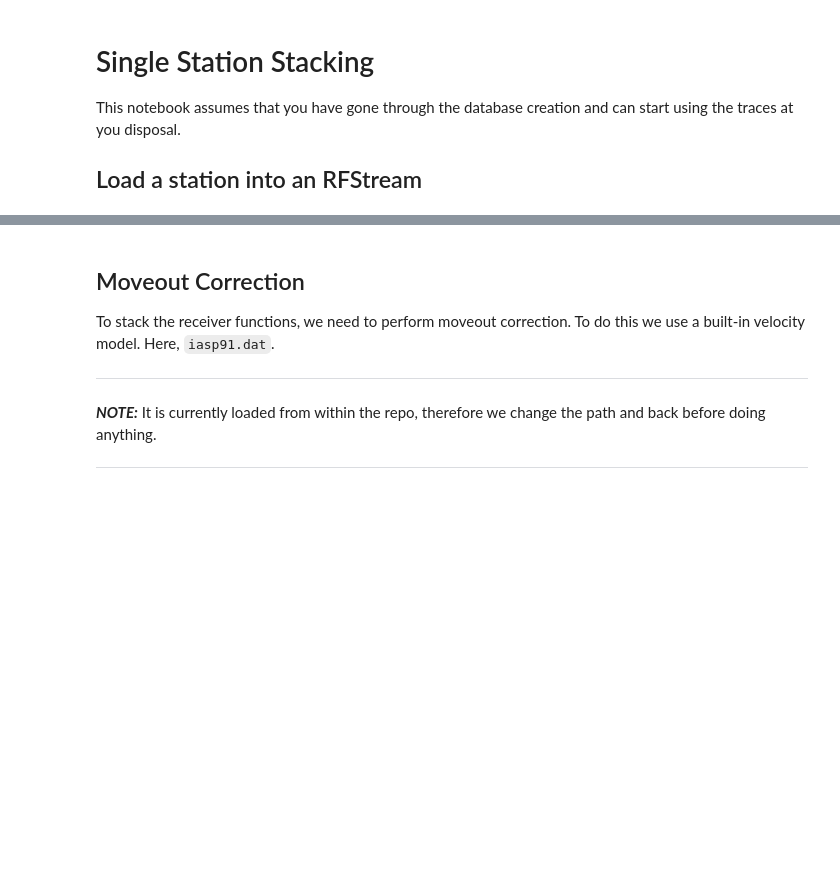
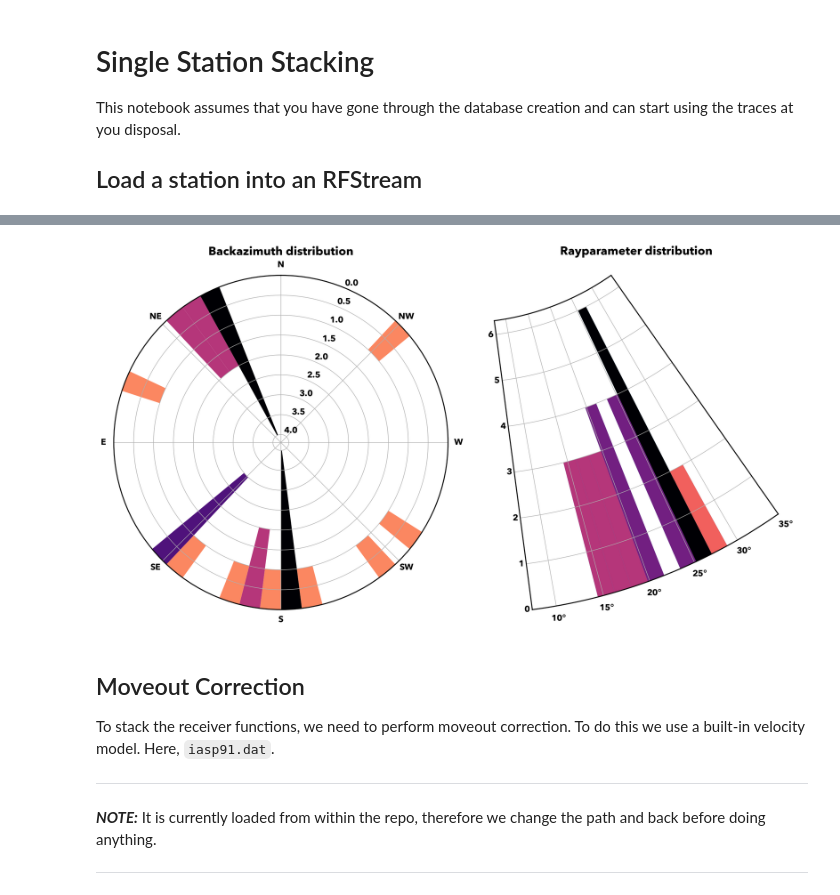
Before and after one commit to PyGLImER/PyGLImER, a Jupyter notebook: examples/01_SingleStationStack.ipynb, the cells around one changed output, grey strips where cells are left out. Drawn from its saved outputs; the diff is of its cells as text; code cells hidden in the pictures; blank space fills up the shorter version.

```diff
--- a/examples/01_SingleStationStack.ipynb
+++ b/examples/01_SingleStationStack.ipynb
@@ -20,3 +35,8 @@ rfst.plot()
+# %%
+# Check distribtution
+rfst.plot_rb_dist()
+# %% [output]
+[figure, added]
 # %% [markdown]
 ## Moveout Correction
 
```
Also changed, not shown: parts of 11 cells of this notebook, 4 other files.
